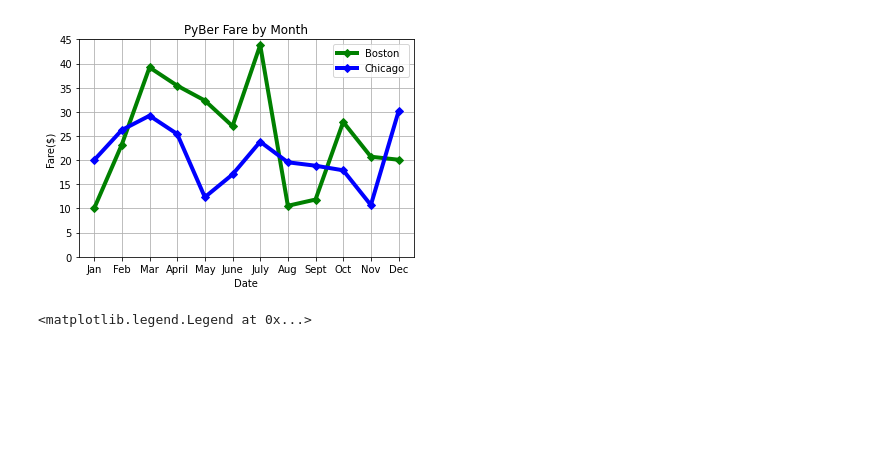
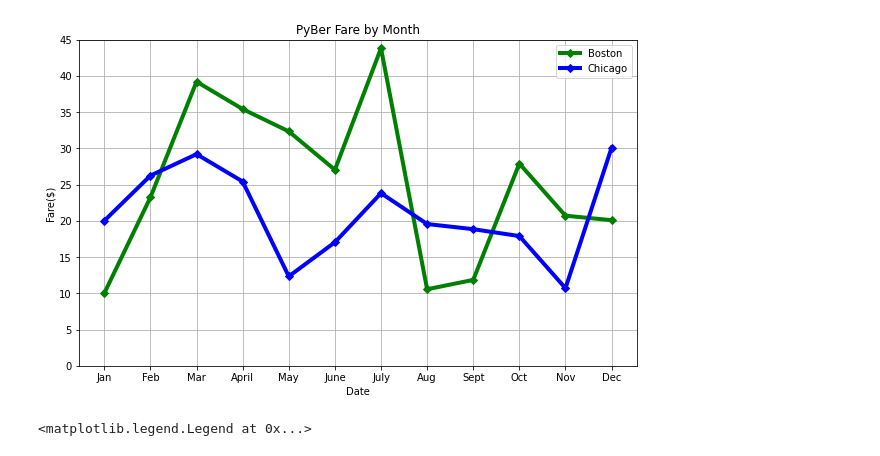
Before and after one commit to justicecodes/PyBer_Analysis, a Jupyter notebook: matplotlib_practice.ipynb, the cells around one changed output. Saved outputs shown, nothing was run; the diff lists cells and outputs as text; code cells hidden in the pictures; blank space fills up the shorter version.

```diff
--- a/matplotlib_practice.ipynb
+++ b/matplotlib_practice.ipynb
@@ -13,22 +13,23 @@ y_axis = [10.02, 23.24, 39.20, 35.42, 32.34, 27.04, 43.82, 10.56, 11.85, 27.90,
 y_axis2 = [20.02, 26.24, 29.20, 25.42, 12.34, 17.04, 23.82, 19.56, 18.85, 17.90, 10.71, 30.09]
 # %%
 # Create the plot and add a label for the legend.
+plt.subplots(figsize=(10, 6))
 plt.plot(x_axis, y_axis, label='Boston',color="green",linewidth=4,marker="D")
 plt.plot(x_axis, y_axis2, label='Chicago',color="blue",linewidth=4,marker="D")
 
 # Create labels for the x and y axes.
 plt.xlabel("Date")
 plt.ylabel("Fare($)")
 # Set the y limit between 0 and 45.
 plt.ylim(0, 45)
 # Create a title.
 plt.title("PyBer Fare by Month")
 # Add the legend.
 plt.legend()
 #add gridlines
 plt.grid(visible=True, which='major', axis='both')
 # %% [output]
-[figure, old version]
+[figure, new version]
 # %%
 # Create the plot.
 plt.bar(x_axis, y_axis, color="green", label='Boston')
```
Also changed, not shown: 2 other files.
